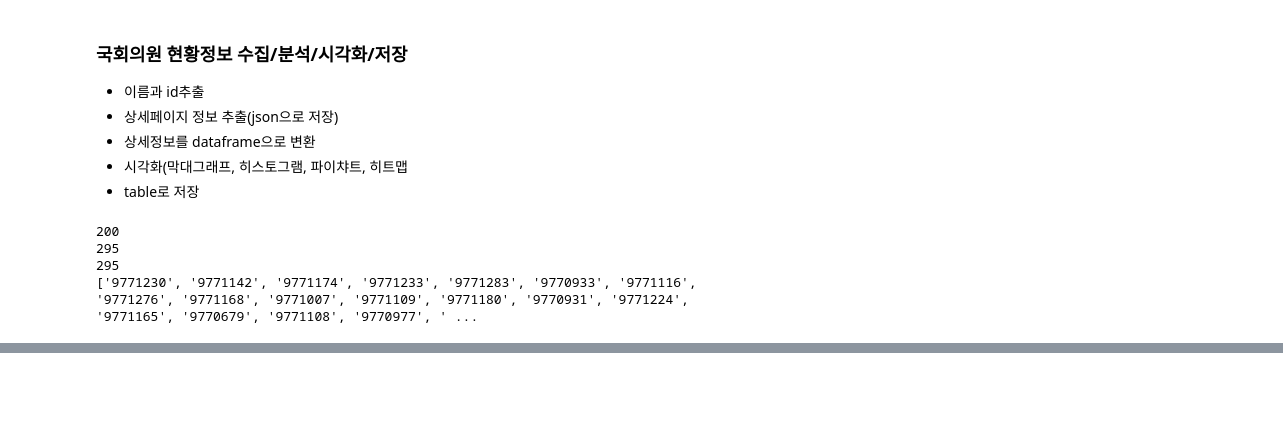
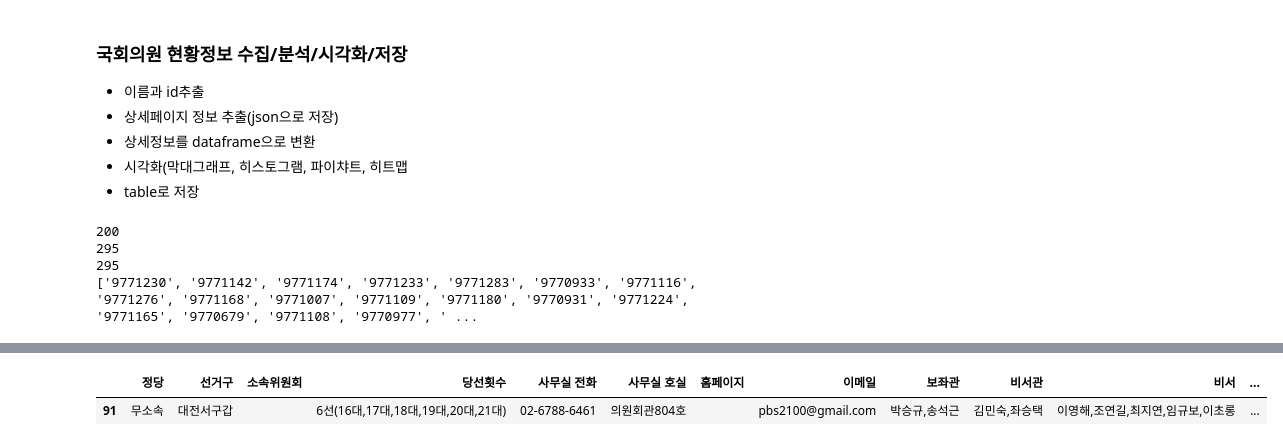
Before and after one commit to Yh0sun/python_webscrap, a Jupyter notebook: 08_congressperson.ipynb, the cells around one changed output, grey strips where cells are left out. Cells and saved outputs as stored; diff of their text form; code cells hidden in the pictures; blank space fills up the shorter version.

```diff
--- a/08_congressperson.ipynb
+++ b/08_congressperson.ipynb
@@ -47,0 +89,5 @@ for idx, mem_id in enumerate(member_id_list,1):
+# %%
+import pandas as pd
+
+member_df = pd.read_json('data/member.json')
+print(member_df.shape)
@@ -47,0 +156,7 @@ for idx, mem_id in enumerate(member_id_list,1):
+# %%
+print(type(member_df['당선횟수'].value_counts()))
+print(type(member_df['당선횟수'].value_counts()).str)
+temp_str =member_df['당선횟수'].str
+member_df['당선횟수2'] = temp_str[:2]
+
+member_df.loc[0:6, ['당선횟수', '당선횟수2']]
@@ -47,0 +184,5 @@ for idx, mem_id in enumerate(member_id_list,1):
+# %%
+member_df.loc[member_df['당선횟수2'] == '6선']
+# %% [output]
+|  | 정당 | 선거구 | 소속위원회 | 당선횟수 | 사무실 전화 | 사무실 호실 | 홈페이지 | 이메일 | 보좌관 | 비서관 | 비서 | ... |
+| 91 | 무소속 | 대전서구갑 |  | 6선(16대,17대,18대,19대,20대,21대) | 02-6788-6461 | 의원회관804호 |  | pbs2100@gmail.com | 박승규,송석근 | 김민숙,좌승택 | 이영해,조연길,최지연,임규보,이초롱 | ... |
```
Also changed, not shown: parts of 32 cells of this notebook, 2 other files.
